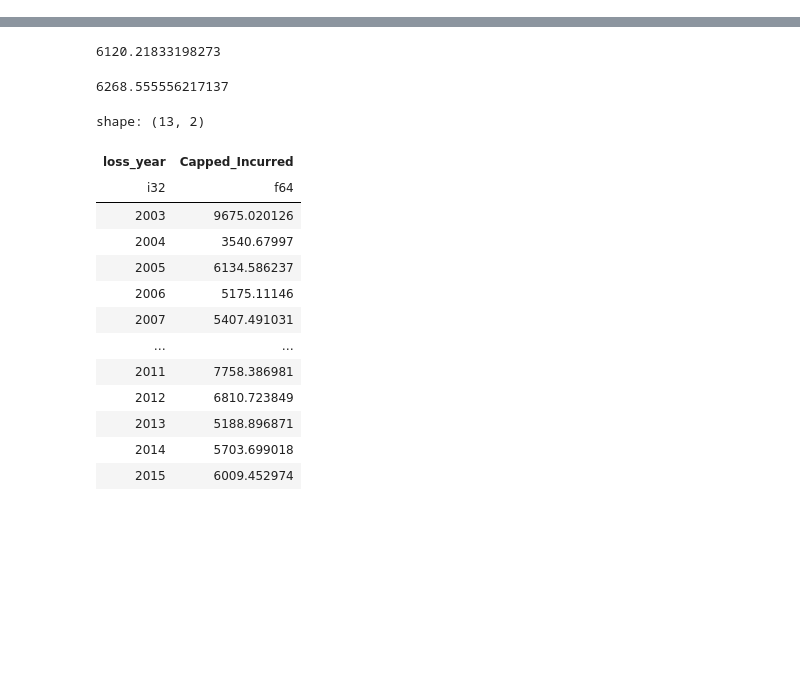
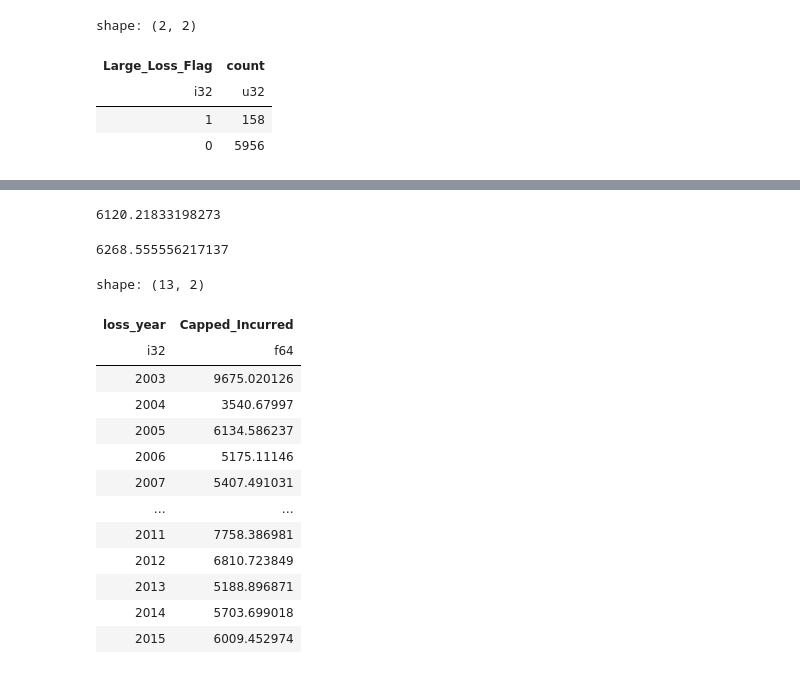
Before and after one commit to John2Wragg/Practice_Solution, a Jupyter notebook: Data_Preparation/dataloader_class_test.ipynb, the cells around one changed output, grey strips where cells are left out. Drawn from its saved outputs; the diff is of its cells as text; code cells hidden in the pictures; blank space fills up the shorter version.

```diff
--- a/Data_Preparation/dataloader_class_test.ipynb
+++ b/Data_Preparation/dataloader_class_test.ipynb
@@ -41,0 +42,8 @@ test.shape
+# %%
+train["Large_Loss_Flag"].value_counts()
+# %% [output]
+shape: (2, 2)
+| Large_Loss_Flag | count |
+| i32 | u32 |
+| 1 | 158 |
+| 0 | 5956 |
```
Also changed, not shown: parts of 8 cells of this notebook, 11 other files.
